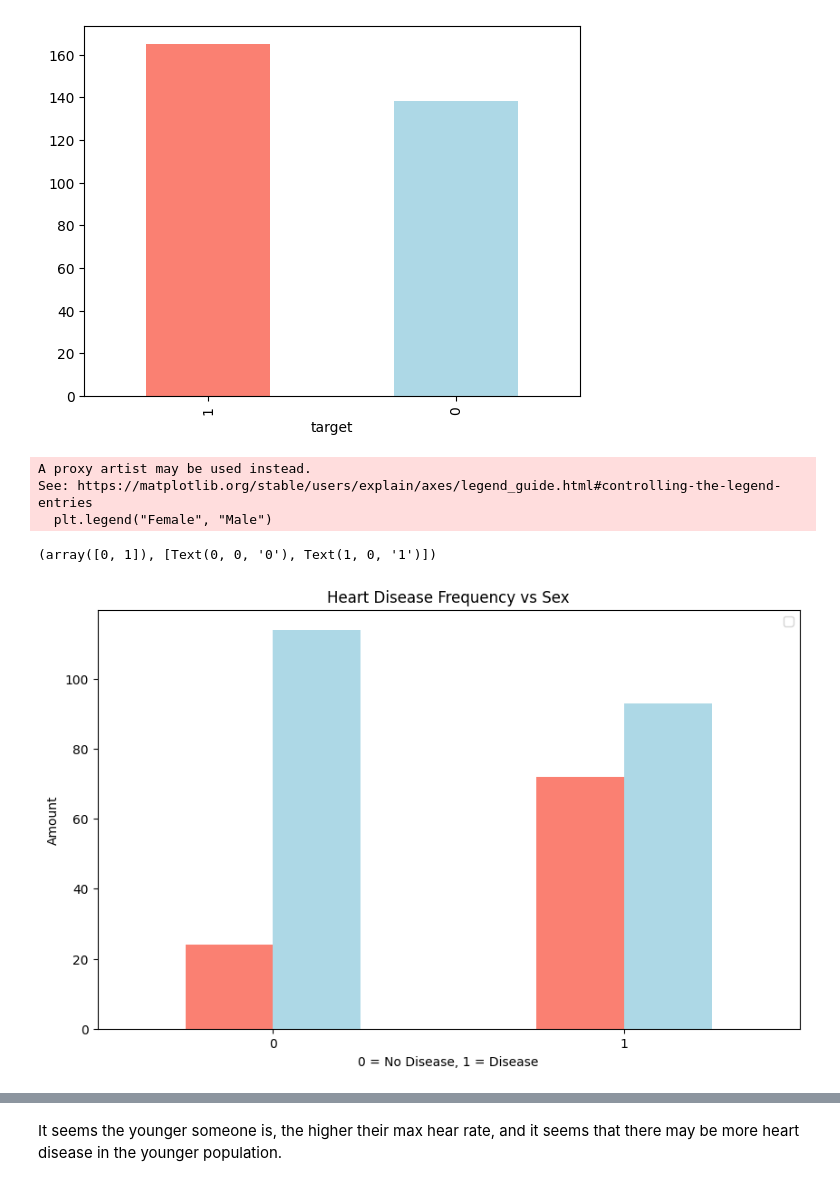
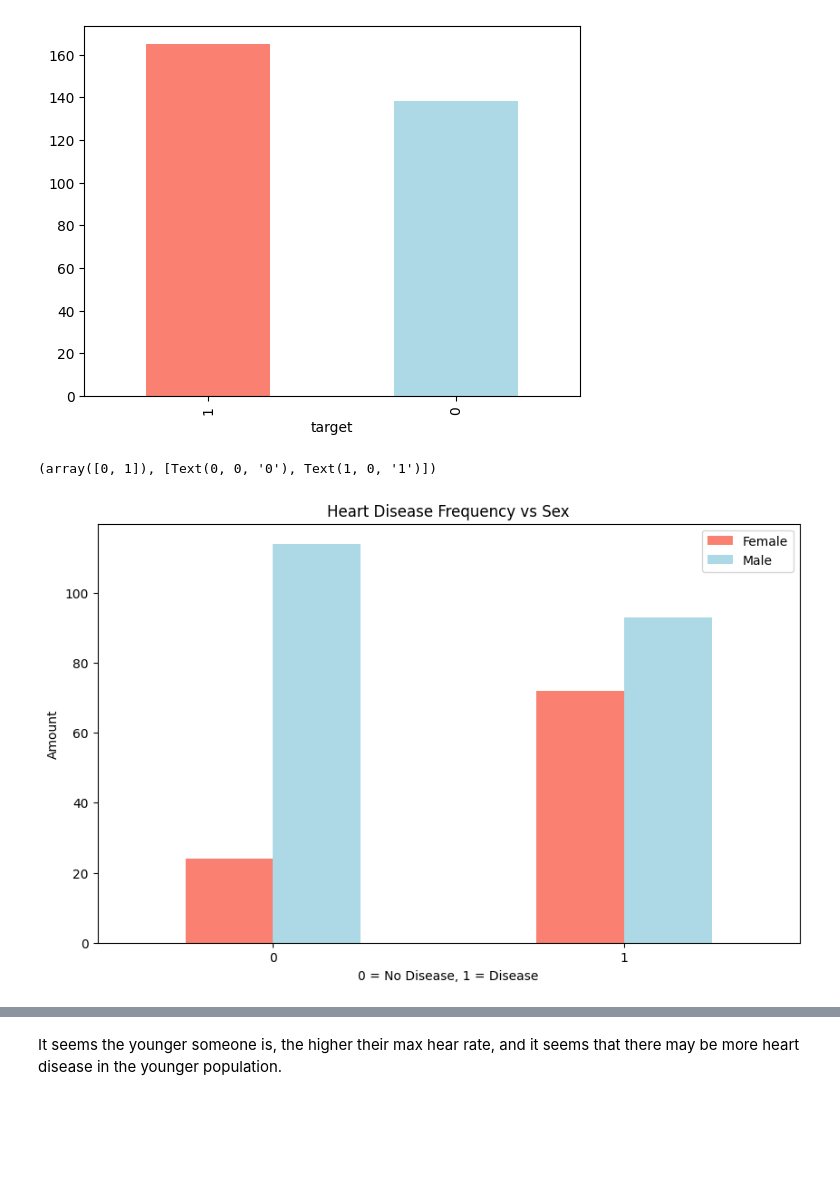
Before and after one commit to Amrovv/heart-disease-ML, a Jupyter notebook: notebooks/01-heart-disease-eda.ipynb, the cells around one changed output, grey strips where cells are left out. Cells and saved outputs as stored; diff of their text form; code cells hidden in the pictures; blank space fills up the shorter version.

```diff
--- a/notebooks/01-heart-disease-eda.ipynb
+++ b/notebooks/01-heart-disease-eda.ipynb
@@ -91,30 +95,27 @@ memory usage: 33.3 KB
 # %%
 df.sex.value_counts()
 
 # Compare target column with sex column
 pd.crosstab(index=df.target, columns=df.sex)
 
 """
 Simple heuristic: Based on this, we could predict that based on our data, if the participant is a women,
 there's a ~72% chance she has heart disease.
 As for males, that falls down to about 50%.
 """
 
 # Visualising the data
 pd.crosstab(df.target, df.sex).plot(kind="bar",
                                     figsize=(10,6),
                                     color=["salmon", "lightblue"])
 plt.title("Heart Disease Frequency vs Sex")
 plt.xlabel("0 = No Disease, 1 = Disease")
 plt.ylabel("Amount")
-plt.legend("Female", "Male")
-plt.xticks(rotation=0) # Kepp the lables on the x-axis vertical
+plt.legend(["Female", "Male"])
+plt.xticks(rotation=0) # Keep the labels on the x-axis horizontal
 # %% [output]
-A proxy artist may be used instead.
-See: https://matplotlib.org/stable/users/explain/axes/legend_guide.html#controlling-the-legend-entries
-  plt.legend("Female", "Male")
+(array([0, 1]), [Text(0, 0, '0'), Text(1, 0, '1')])
-(array([0, 1]), [Text(0, 0, '0'), Text(1, 0, '1')])
-[figure, old version]
+[figure, new version]
 # %%
 # Create figure
 plt.figure(figsize=(10,6))
```
Also changed, not shown: parts of 3 cells of this notebook, 3 other files.
